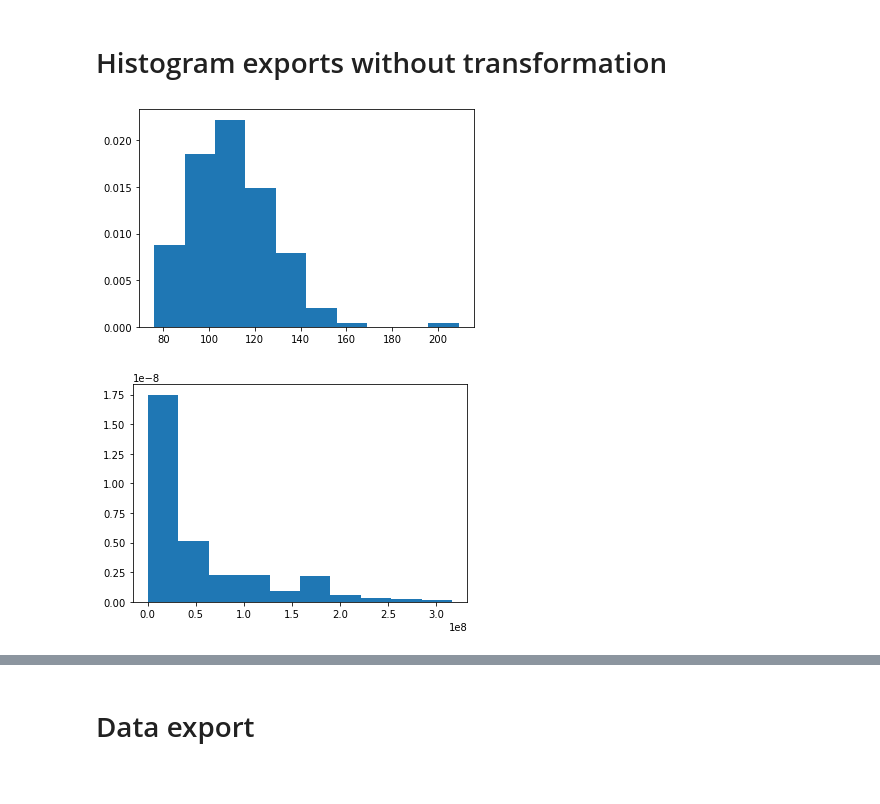
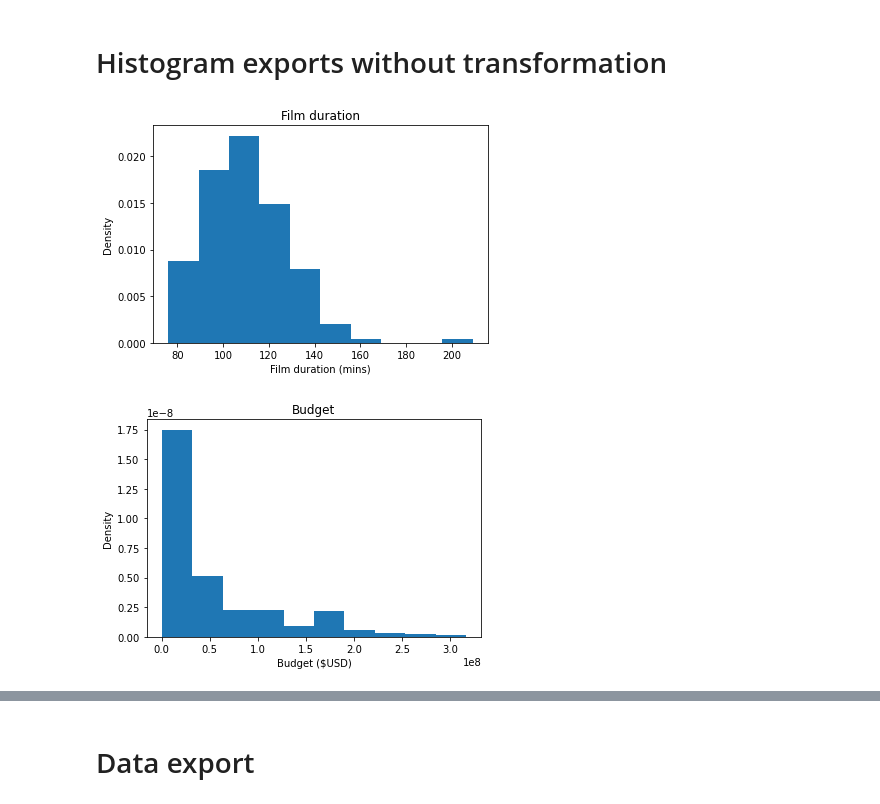
Before and after one commit to valism/Group_G_film_profit_predictor, a Jupyter notebook: data_prep_v2.ipynb, the cells around one changed output, grey strips where cells are left out. Drawn from its saved outputs; the diff is of its cells as text; code cells hidden in the pictures.

Commit message:
initial figures code added

```diff
--- a/data_prep_v2.ipynb
+++ b/data_prep_v2.ipynb
@@ -327,11 +327,17 @@ genres_films
 # Histogram exports without transformation
 # %%
 plt.hist(genres_films['duration_x'], density=True)
+plt.title("Film duration")
+plt.xlabel("Film duration (mins)")
+plt.ylabel("Density")
 plt.savefig("duration_x.jpg")
 # %% [output]
-[figure, old version]
+[figure, new version]
 # %%
 plt.hist(genres_films['budget_x'], density=True)
+plt.title("Budget")
+plt.xlabel("Budget ($USD)")
+plt.ylabel("Density")
 plt.savefig("budget_x.jpg")
 # %% [output]
-[figure, old version]
+[figure, new version]
```
Also changed, not shown: parts of 1 cell of this notebook, 1 other file.
